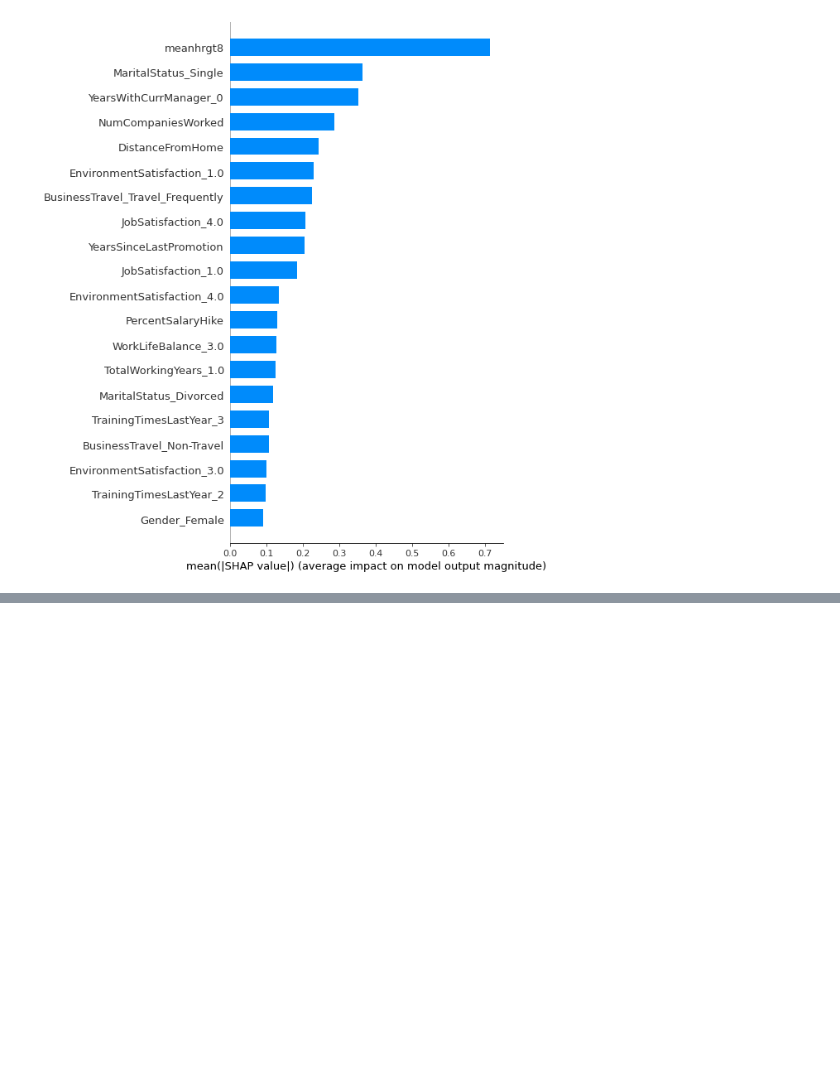
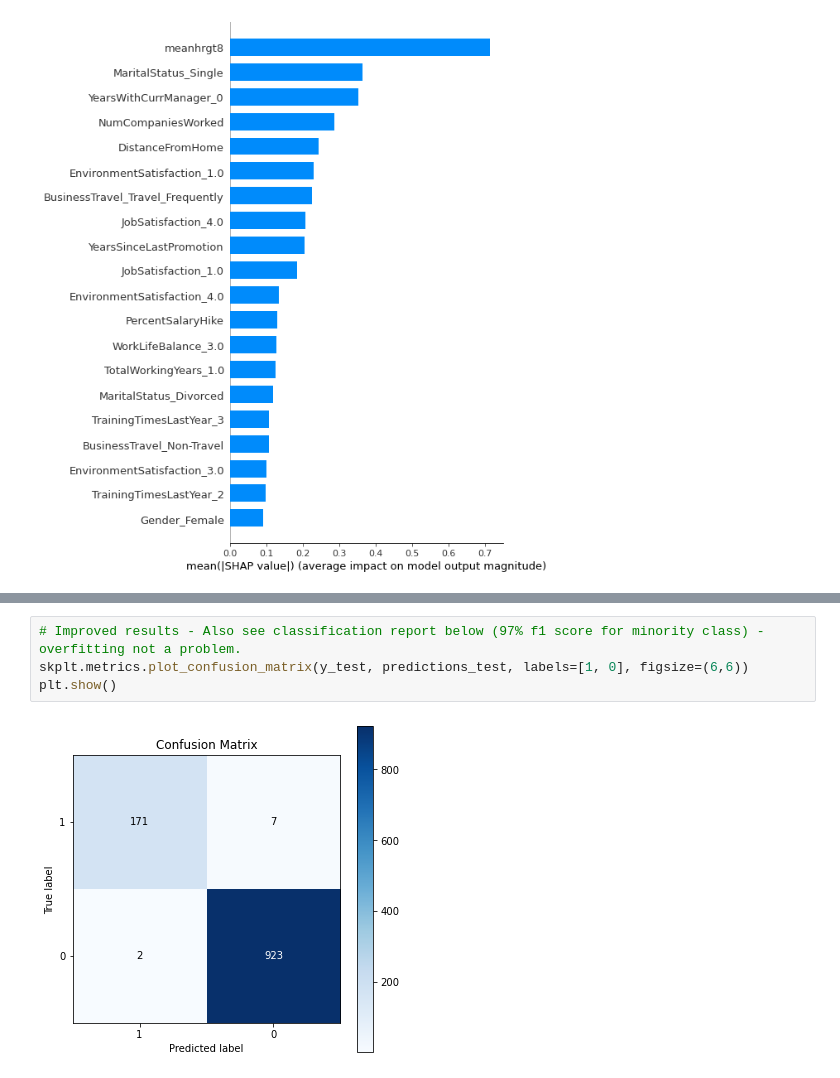
Before and after one commit to Stephen-Cole267/Data_Science_Project_HR_Analytics, a Jupyter notebook: AndrewLogan/Xander_HR_Analytics_Ex.ipynb, the cells around one changed output, grey strips where cells are left out. Drawn from its saved outputs; the diff is of its cells as text; blank space fills up the shorter version.

```diff
--- a/AndrewLogan/Xander_HR_Analytics_Ex.ipynb
+++ b/AndrewLogan/Xander_HR_Analytics_Ex.ipynb
@@ -1118,0 +1227,6 @@ shap.summary_plot(shap_values, X_test)
+# %%
+# Improved results - Also see classification report below (97% f1 score for minority class) - overfitting not a problem.
+skplt.metrics.plot_confusion_matrix(y_test, predictions_test, labels=[1, 0], figsize=(6,6))
+plt.show()
+# %% [output]
+[figure, added]
```
Also changed, not shown: parts of 51 cells of this notebook.
